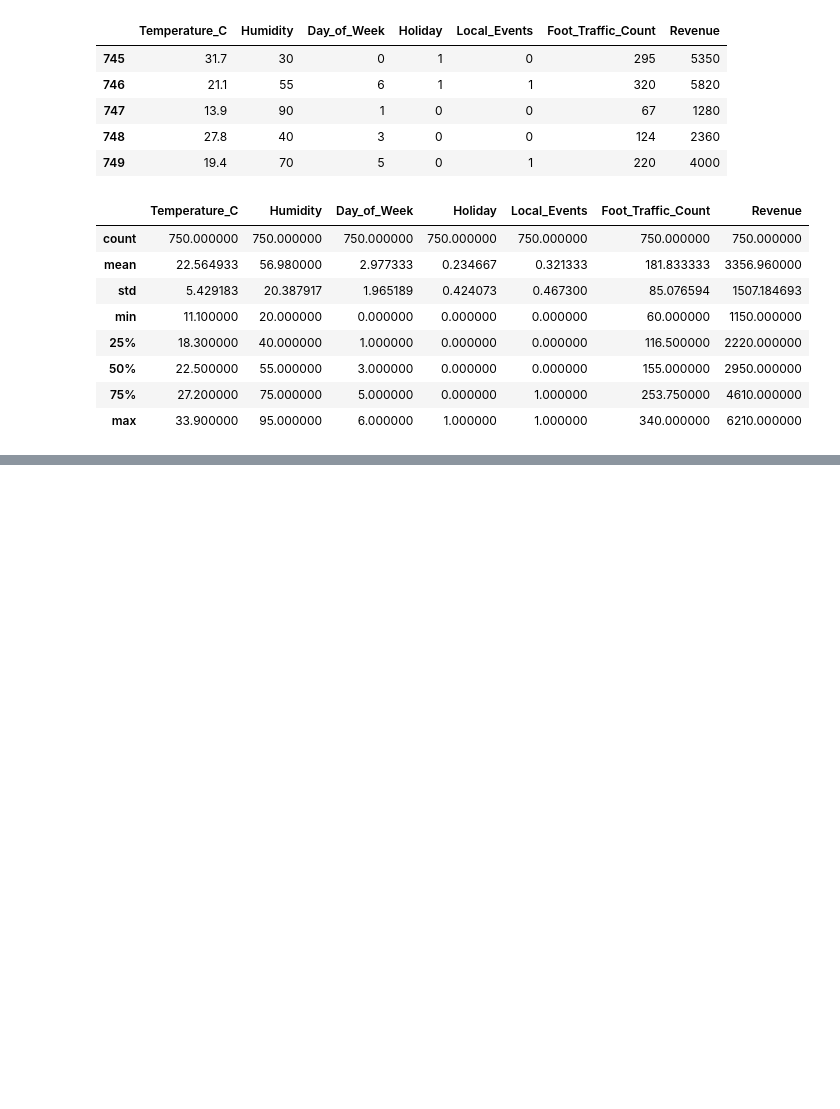
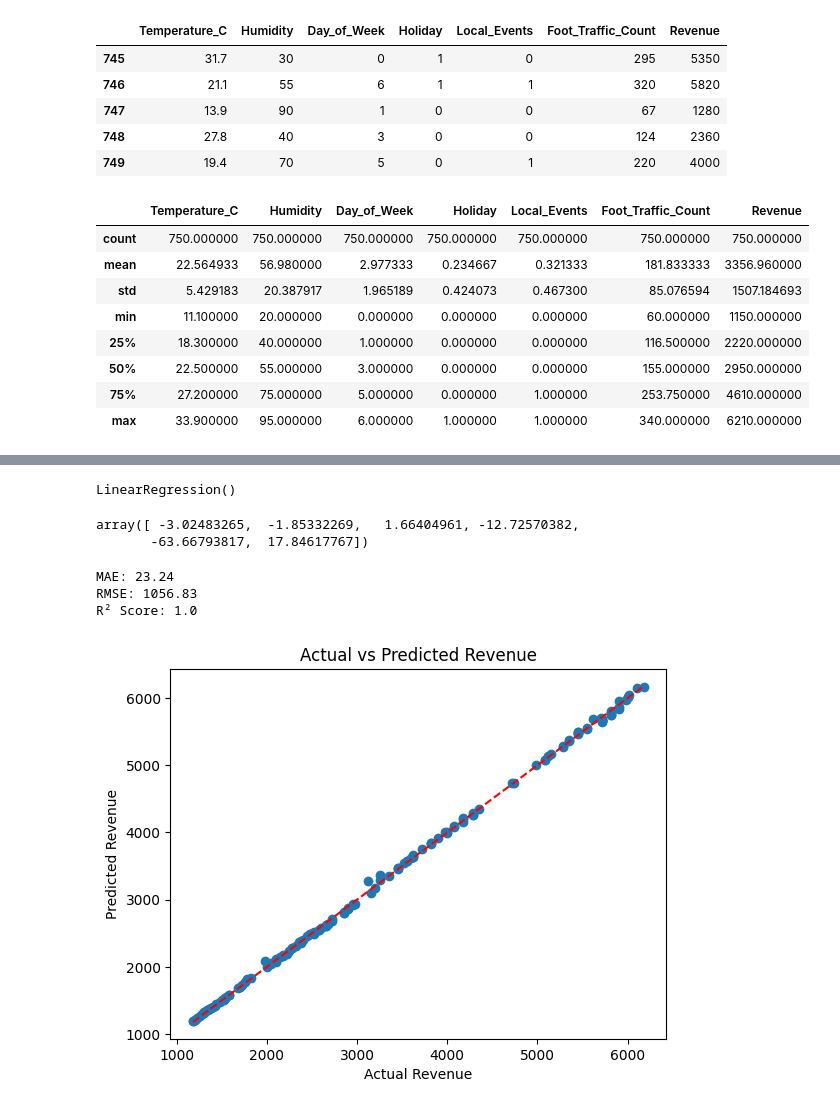
Before and after one commit to KaushalNaik02/Machine-Learning-Projects, a Jupyter notebook: 01_Linear_regression_Project.ipynb, the cells around one changed output, grey strips where cells are left out. Cells and saved outputs as stored; diff of their text form; code cells hidden in the pictures; blank space fills up the shorter version.

```diff
--- a/01_Linear_regression_Project.ipynb
+++ b/01_Linear_regression_Project.ipynb
@@ -51,0 +91,15 @@ import numpy as np
+# %%
+X_train,X_test,Y_train,Y_test = train_test_split(X,Y,test_size=0.2)
+# %%
+model = LinearRegression()
+# %%
+model.fit(X_train,Y_train)
+# %% [output]
+LinearRegression()
+# %%
+model.coef_
+# %% [output]
+array([ -3.02483265,  -1.85332269,   1.66404961, -12.72570382,
+       -63.66793817,  17.84617767])
+# %%
+y_pred = model.predict(X_test)
@@ -51,0 +113,19 @@ import numpy as np
+# %%
+print("MAE:", round(mae, 2))
+print("RMSE:", round(rmse, 2))
+print("R² Score:", round(r2, 3))
+# %% [output]
+MAE: 23.24
+RMSE: 1056.83
+R² Score: 1.0
+# %%
+import matplotlib.pyplot as plt
+
+plt.scatter(Y_test, y_pred)
+plt.xlabel("Actual Revenue")
+plt.ylabel("Predicted Revenue")
+plt.title("Actual vs Predicted Revenue")
+plt.plot([Y_test.min(), Y_test.max()], [Y_test.min(), Y_test.max()], 'r--')  # perfect line
+plt.show()
+# %% [output]
+[figure, added]
```
Also changed, not shown: parts of 6 cells of this notebook.
